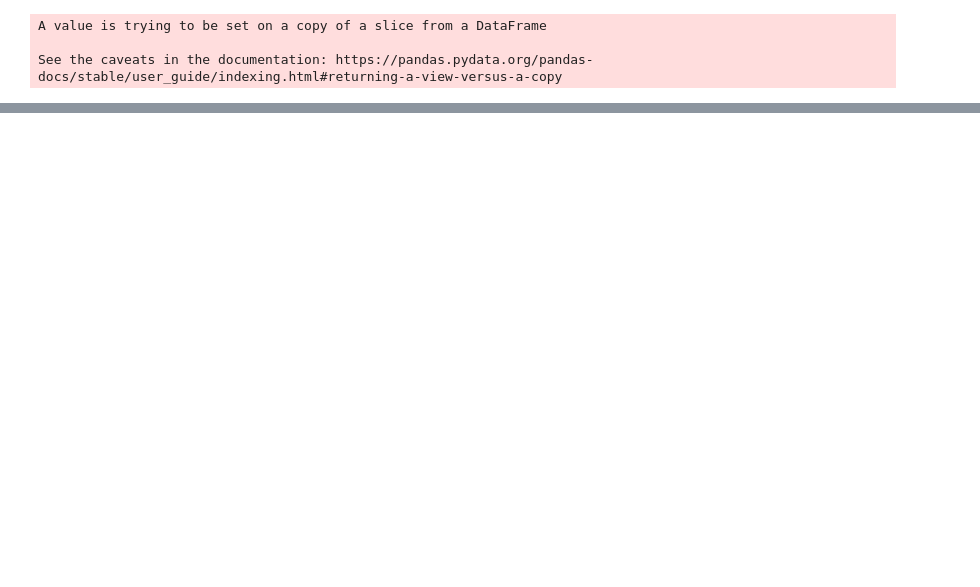
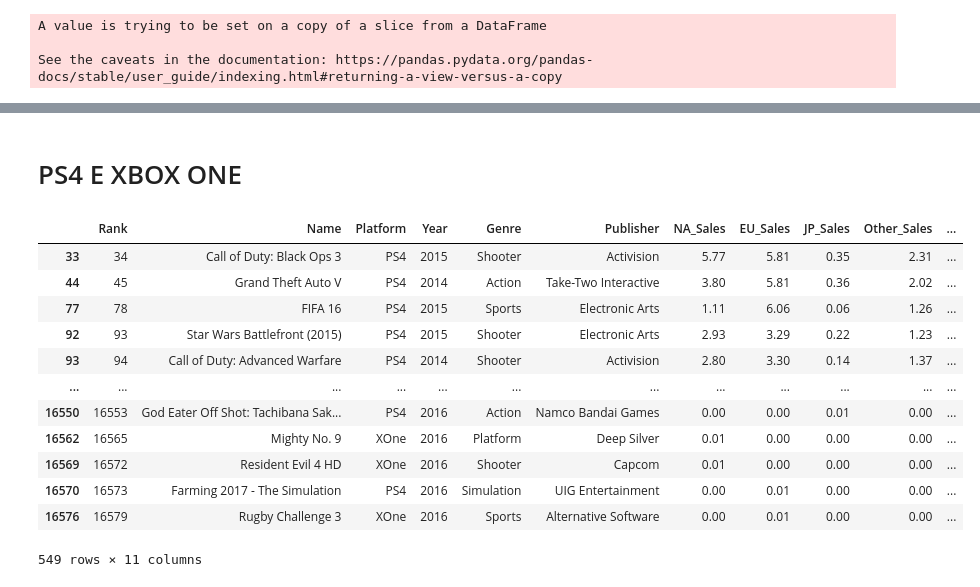
Before and after one commit to hermeson883/Big_Data_Work, a Jupyter notebook: Games_sales.ipynb, the cells around one changed output, grey strips where cells are left out. Drawn from its saved outputs; the diff is of its cells as text; code cells hidden in the pictures; blank space fills up the shorter version.

```diff
--- a/Games_sales.ipynb
+++ b/Games_sales.ipynb
@@ -615,0 +734,19 @@ fig.update_traces(textposition='inside', textinfo='percent+label')
+# %% [markdown]
+# PS4 E XBOX ONE
+# %%
+ps4_one = games_sale.loc[(games_sale["Platform"] == "PS4") | (games_sale["Platform"] == "XOne")]
+ps4_one
+# %% [output]
+|  | Rank | Name | Platform | Year | Genre | Publisher | NA_Sales | EU_Sales | JP_Sales | Other_Sales | ... |
+| 33 | 34 | Call of Duty: Black Ops 3 | PS4 | 2015 | Shooter | Activision | 5.77 | 5.81 | 0.35 | 2.31 | ... |
+| 44 | 45 | Grand Theft Auto V | PS4 | 2014 | Action | Take-Two Interactive | 3.80 | 5.81 | 0.36 | 2.02 | ... |
+| 77 | 78 | FIFA 16 | PS4 | 2015 | Sports | Electronic Arts | 1.11 | 6.06 | 0.06 | 1.26 | ... |
+| 92 | 93 | Star Wars Battlefront (2015) | PS4 | 2015 | Shooter | Electronic Arts | 2.93 | 3.29 | 0.22 | 1.23 | ... |
+| 93 | 94 | Call of Duty: Advanced Warfare | PS4 | 2014 | Shooter | Activision | 2.80 | 3.30 | 0.14 | 1.37 | ... |
+| ... | ... | ... | ... | ... | ... | ... | ... | ... | ... | ... | ... |
+| 16550 | 16553 | God Eater Off Shot: Tachibana Sak... | PS4 | 2016 | Action | Namco Bandai Games | 0.00 | 0.00 | 0.01 | 0.00 | ... |
+| 16562 | 16565 | Mighty No. 9 | XOne | 2016 | Platform | Deep Silver | 0.01 | 0.00 | 0.00 | 0.00 | ... |
+| 16569 | 16572 | Resident Evil 4 HD | XOne | 2016 | Shooter | Capcom | 0.01 | 0.00 | 0.00 | 0.00 | ... |
+| 16570 | 16573 | Farming 2017 - The Simulation | PS4 | 2016 | Simulation | UIG Entertainment | 0.00 | 0.01 | 0.00 | 0.00 | ... |
+| 16576 | 16579 | Rugby Challenge 3 | XOne | 2016 | Sports | Alternative Software | 0.00 | 0.01 | 0.00 | 0.00 | ... |
+549 rows × 11 columns
```
Also changed, not shown: parts of 28 cells of this notebook.
